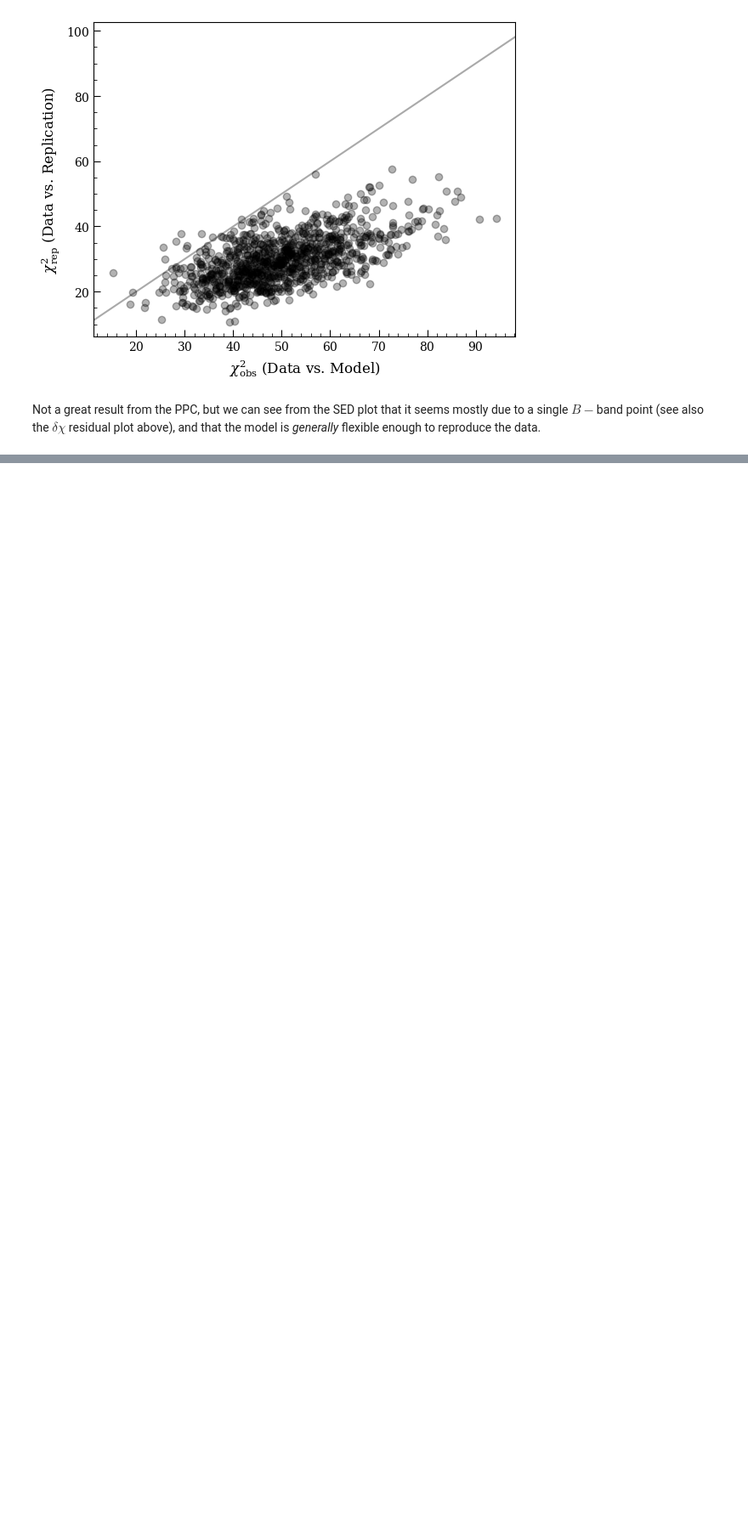
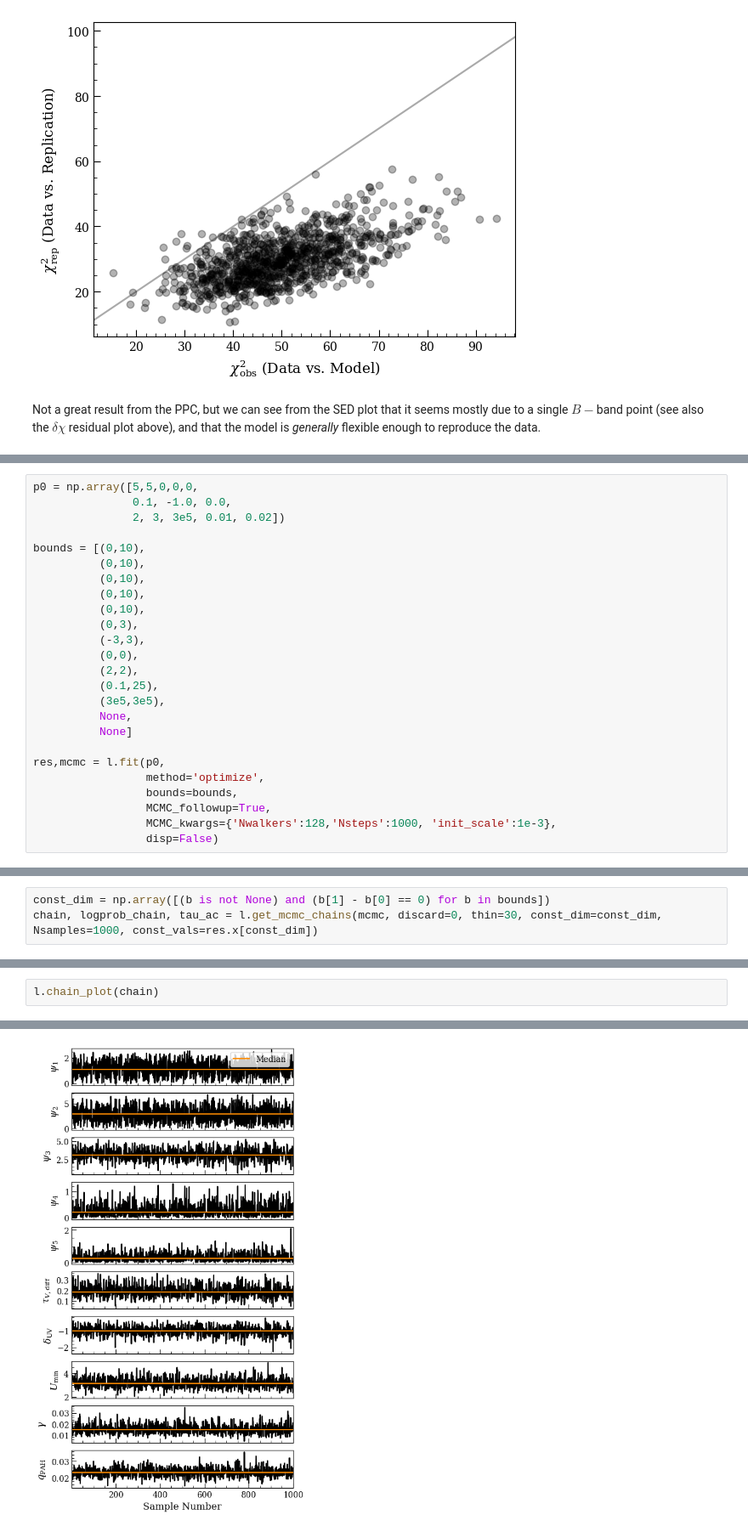
Before and after one commit to ebmonson/lightningpy, a Jupyter notebook: examples/notebooks/fit_ngc337_demo.ipynb, the cells around one changed output, grey strips where cells are left out. Shown at 85% size. Drawn from its saved outputs; the diff is of its cells as text; blank space fills up the shorter version.

```diff
--- a/examples/notebooks/fit_ngc337_demo.ipynb
+++ b/examples/notebooks/fit_ngc337_demo.ipynb
@@ -272,0 +279,25 @@ Not a great result from the PPC, but we can see from the SED plot that it seems
+# %%
+p0 = np.array([5,5,0,0,0,
+               0.1, -1.0, 0.0,
+               2, 3, 3e5, 0.01, 0.02])
+
+bounds = [(0,10),
+          (0,10),
+          (0,10),
+          (0,10),
+          (0,10),
+          (0,3),
+          (-3,3),
+          (0,0),
+          (2,2),
+          (0.1,25),
+          (3e5,3e5),
+          None,
+          None]
+
+res,mcmc = l.fit(p0,
+                 method='optimize',
+                 bounds=bounds,
+                 MCMC_followup=True,
+                 MCMC_kwargs={'Nwalkers':128,'Nsteps':1000, 'init_scale':1e-3},
+                 disp=False)
@@ -272,0 +312,3 @@ Not a great result from the PPC, but we can see from the SED plot that it seems
+# %%
+const_dim = np.array([(b is not None) and (b[1] - b[0] == 0) for b in bounds])
+chain, logprob_chain, tau_ac = l.get_mcmc_chains(mcmc, discard=0, thin=30, const_dim=const_dim, Nsamples=1000, const_vals=res.x[const_dim])
@@ -272,0 +318,3 @@ Not a great result from the PPC, but we can see from the SED plot that it seems
+# %%
+l.chain_plot(chain)
+# %% [output]
@@ -272,0 +329 @@ Not a great result from the PPC, but we can see from the SED plot that it seems
+[figure, added]
```
Also changed, not shown: parts of 7 cells of this notebook, 13 other files.
